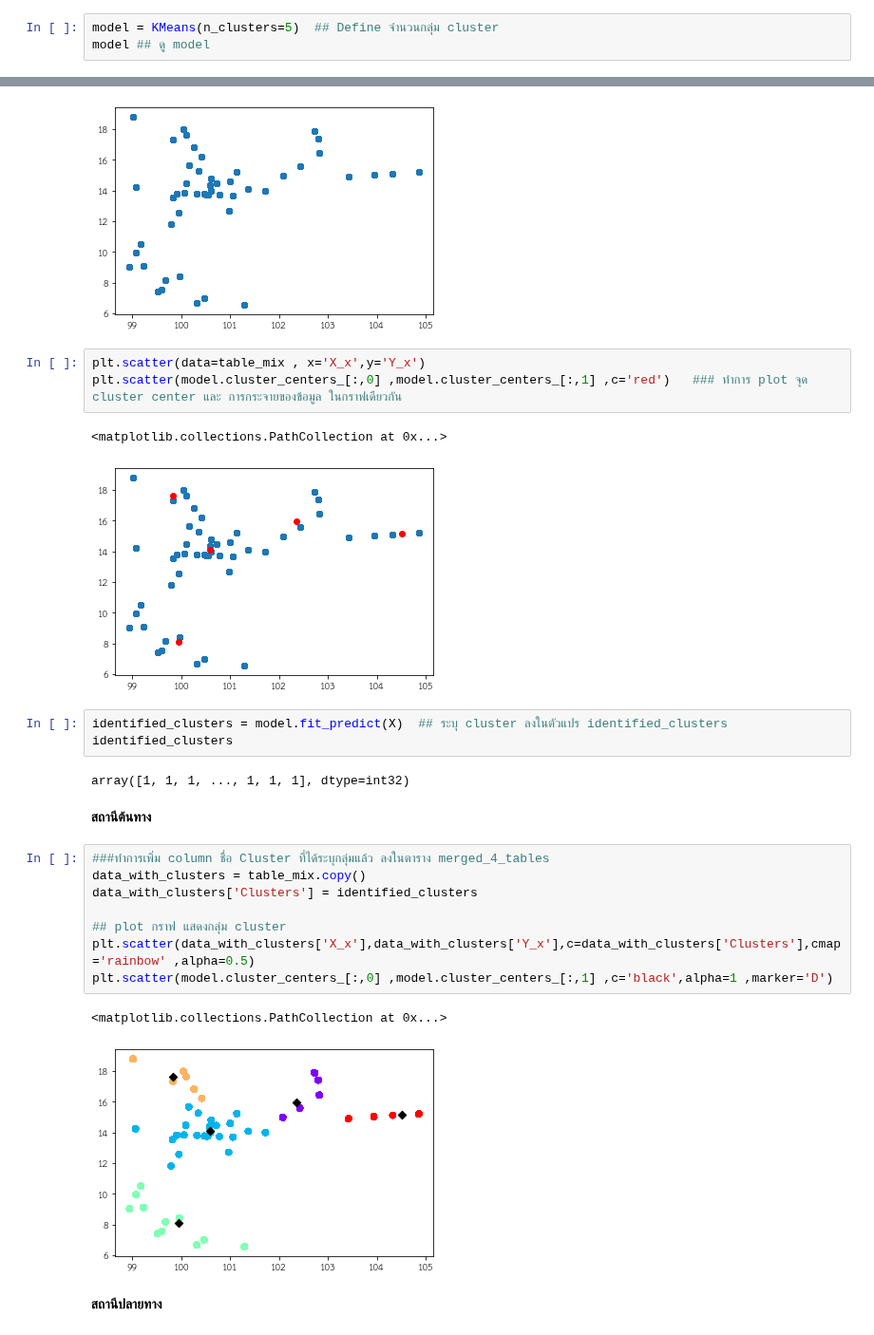
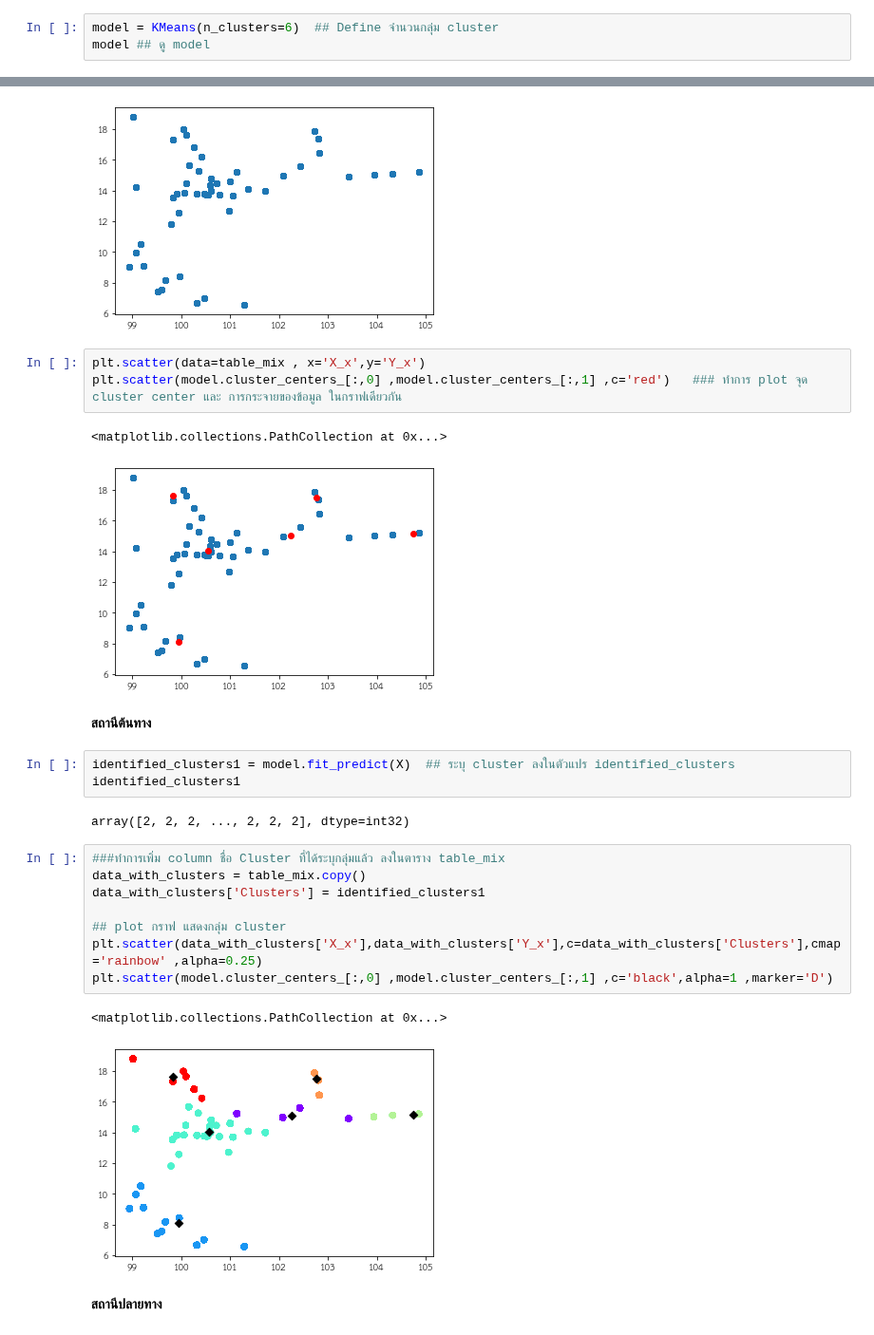
Before and after one commit to ThanikPimpiban/DWDM21, a Jupyter notebook: Project_final.ipynb, the cells around one changed output, grey strips where cells are left out. Shown at 95% size. Saved outputs shown, nothing was run; the diff lists cells and outputs as text.

```diff
--- a/Project_final.ipynb
+++ b/Project_final.ipynb
@@ -955,7 +955,7 @@ plt.show()
 from sklearn.cluster import KMeans  ##import kmaen
 import matplotlib.pyplot as plt ##import pyplot
 # %%
-model = KMeans(n_clusters=5)  ## Define จำนวนกลุ่ม cluster
+model = KMeans(n_clusters=6)  ## Define จำนวนกลุ่ม cluster
 model ## ดู model
 # %% [output]
 KMeans(algorithm='auto', copy_x=True, init='k-means++', max_iter=300,
@@ -991,25 +992,25 @@ plt.scatter(data=table_mix , x='X_x',y='Y_x')
 plt.scatter(model.cluster_centers_[:,0] ,model.cluster_centers_[:,1] ,c='red')   ### ทำการ plot จุด cluster center และ การกระจายของข้อมูล ในกราฟเดียวกัน
 # %% [output]
 <matplotlib.collections.PathCollection at 0x...>
-[figure, old version]
+[figure, new version]
-# %%
-identified_clusters = model.fit_predict(X)  ## ระบุ cluster ลงในตัวแปร identified_clusters
-identified_clusters
-# %% [output]
-array([1, 1, 1, ..., 1, 1, 1], dtype=int32)
 # %% [markdown]
 **สถานีต้นทาง**
+# %%
+identified_clusters1 = model.fit_predict(X)  ## ระบุ cluster ลงในตัวแปร identified_clusters
+identified_clusters1
+# %% [output]
+array([2, 2, 2, ..., 2, 2, 2], dtype=int32)
 # %%
-###ทำการเพิ่ม column ชื่อ Cluster ที่ได้ระบุกลุ่มแล้ว ลงในตาราง merged_4_tables
+###ทำการเพิ่ม column ชื่อ Cluster ที่ได้ระบุกลุ่มแล้ว ลงในตาราง table_mix
 data_with_clusters = table_mix.copy()
-data_with_clusters['Clusters'] = identified_clusters
+data_with_clusters['Clusters'] = identified_clusters1
 
 ## plot กราฟ แสดงกลุ่ม cluster
-plt.scatter(data_with_clusters['X_x'],data_with_clusters['Y_x'],c=data_with_clusters['Clusters'],cmap='rainbow' ,alpha=0.5)
+plt.scatter(data_with_clusters['X_x'],data_with_clusters['Y_x'],c=data_with_clusters['Clusters'],cmap='rainbow' ,alpha=0.25)
 plt.scatter(model.cluster_centers_[:,0] ,model.cluster_centers_[:,1] ,c='black',alpha=1 ,marker='D')
 # %% [output]
 <matplotlib.collections.PathCollection at 0x...>
-[figure, old version]
+[figure, new version]
 # %% [markdown]
 **สถานีปลายทาง**
 # %%
```
Also changed, not shown: parts of 13 cells of this notebook.
